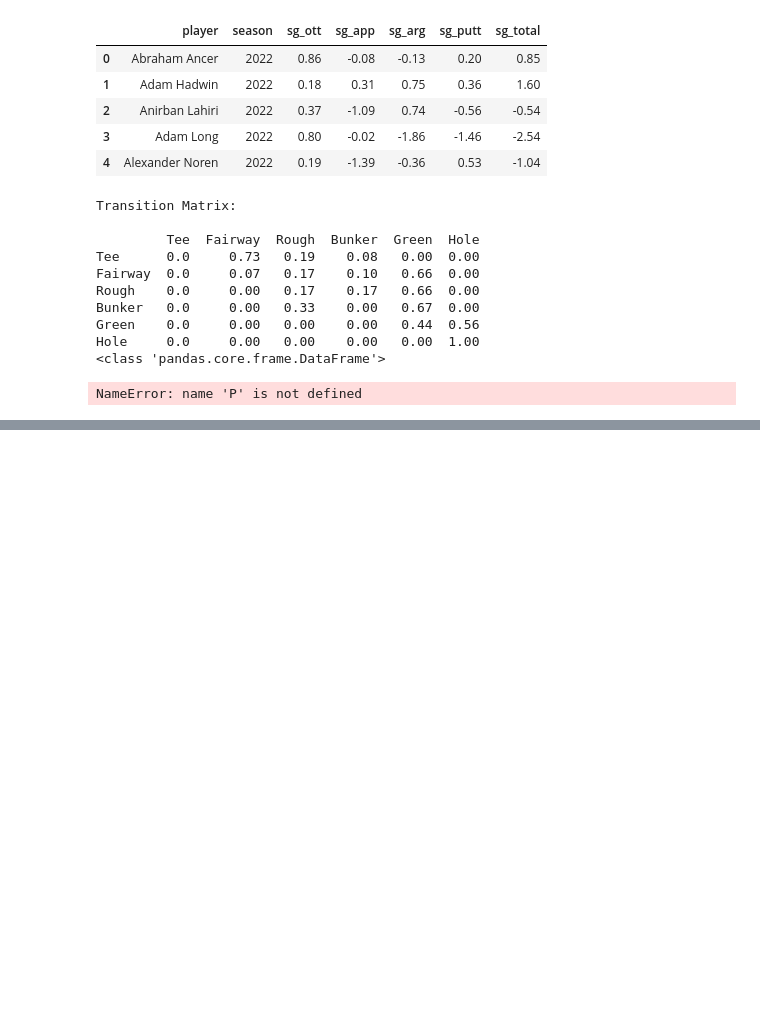
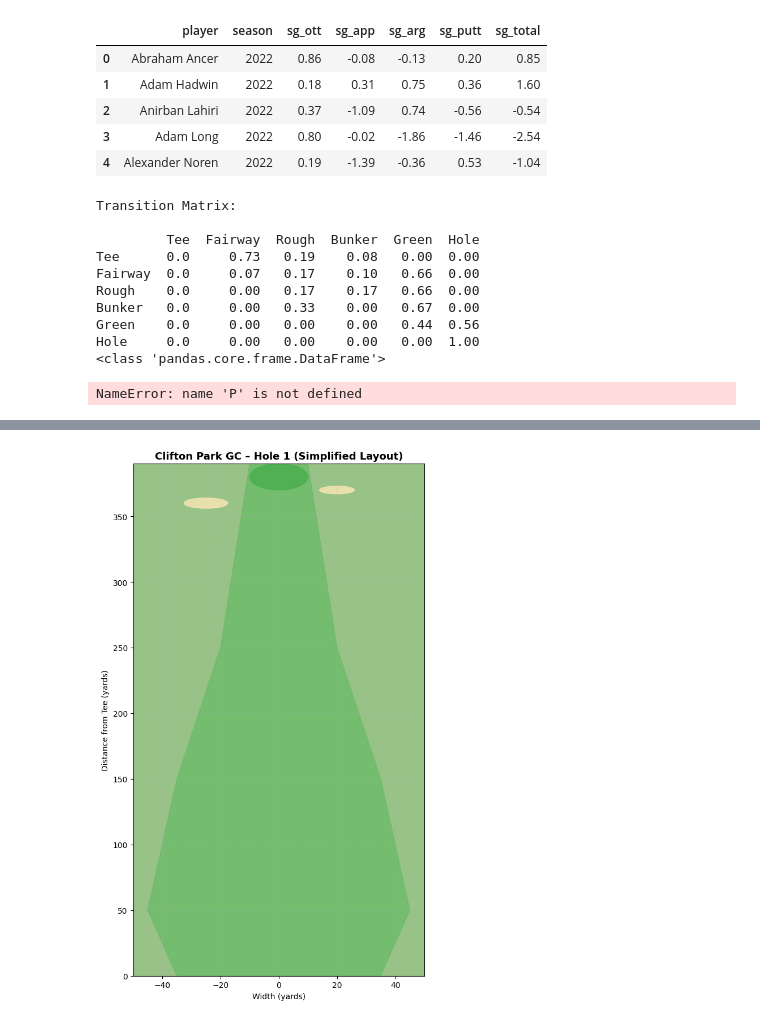
Before and after one commit to ericaking1/golfanalytics, a Jupyter notebook: final.ipynb, the cells around one changed output, grey strips where cells are left out. Drawn from its saved outputs; the diff is of its cells as text; code cells hidden in the pictures; blank space fills up the shorter version.

```diff
--- a/final.ipynb
+++ b/final.ipynb
@@ -113,0 +142,39 @@ plt.show()
+# %%
+import matplotlib.pyplot as plt
+from matplotlib.patches import Ellipse, Polygon, Circle
+
+fig, ax = plt.subplots(figsize=(6, 10))
+
+# Draw fairway as a green polygon
+fairway_coords = [
+    (-35, 0), (-45, 50), (-35, 150), (-20, 250), (-10, 390),
+    (10, 390), (20, 250), (35, 150), (45, 50), (35, 0)
+]
+fairway = Polygon(fairway_coords, closed=True, color='#66bb66', alpha=0.7)
+ax.add_patch(fairway)
+
+# Draw green as a circle
+green = Circle((0, 380), 10, color='#4CAF50', alpha=0.9)
+ax.add_patch(green)
+
+# Draw bunkers
+bunker1 = Ellipse((-25, 360), 15, 8, color='#f0e4b2', alpha=0.9)
+bunker2 = Ellipse((20, 370), 12, 6, color='#f0e4b2', alpha=0.9)
+ax.add_patch(bunker1)
+ax.add_patch(bunker2)
+
+# Draw rough area background
+ax.set_facecolor('#98c287')
+
+# Style & axes
+ax.set_xlim(-50, 50)
+ax.set_ylim(0, 390)
+ax.set_title("Clifton Park GC – Hole 1 (Simplified Layout)", fontsize=13, weight='bold')
+ax.set_xlabel("Width (yards)")
+ax.set_ylabel("Distance from Tee (yards)")
+ax.grid(True, linestyle="--", alpha=0.3)
+
+plt.tight_layout()
+plt.show()
+# %% [output]
+[figure, added]
```
Also changed, not shown: parts of 2 cells of this notebook, 1 other file.
